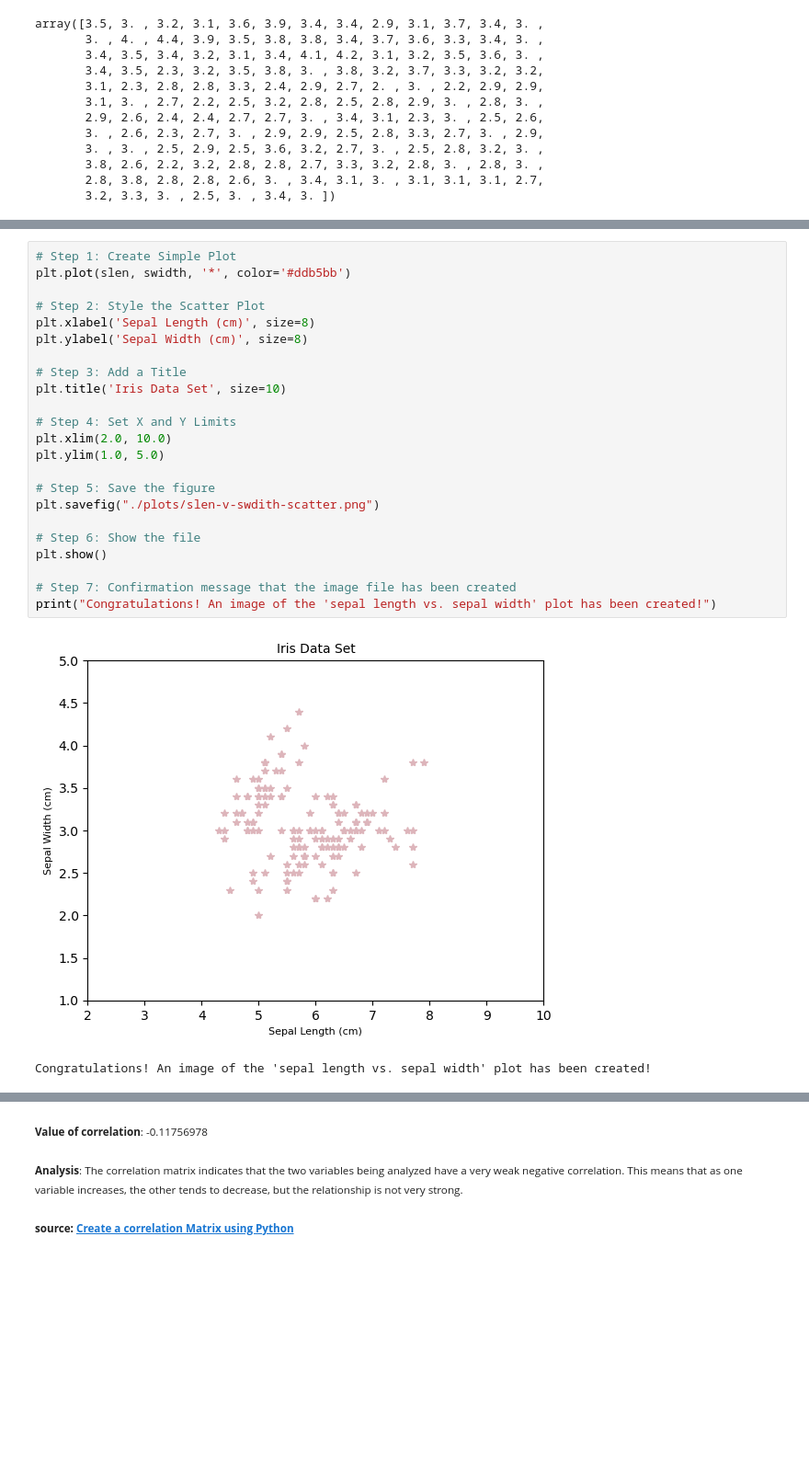
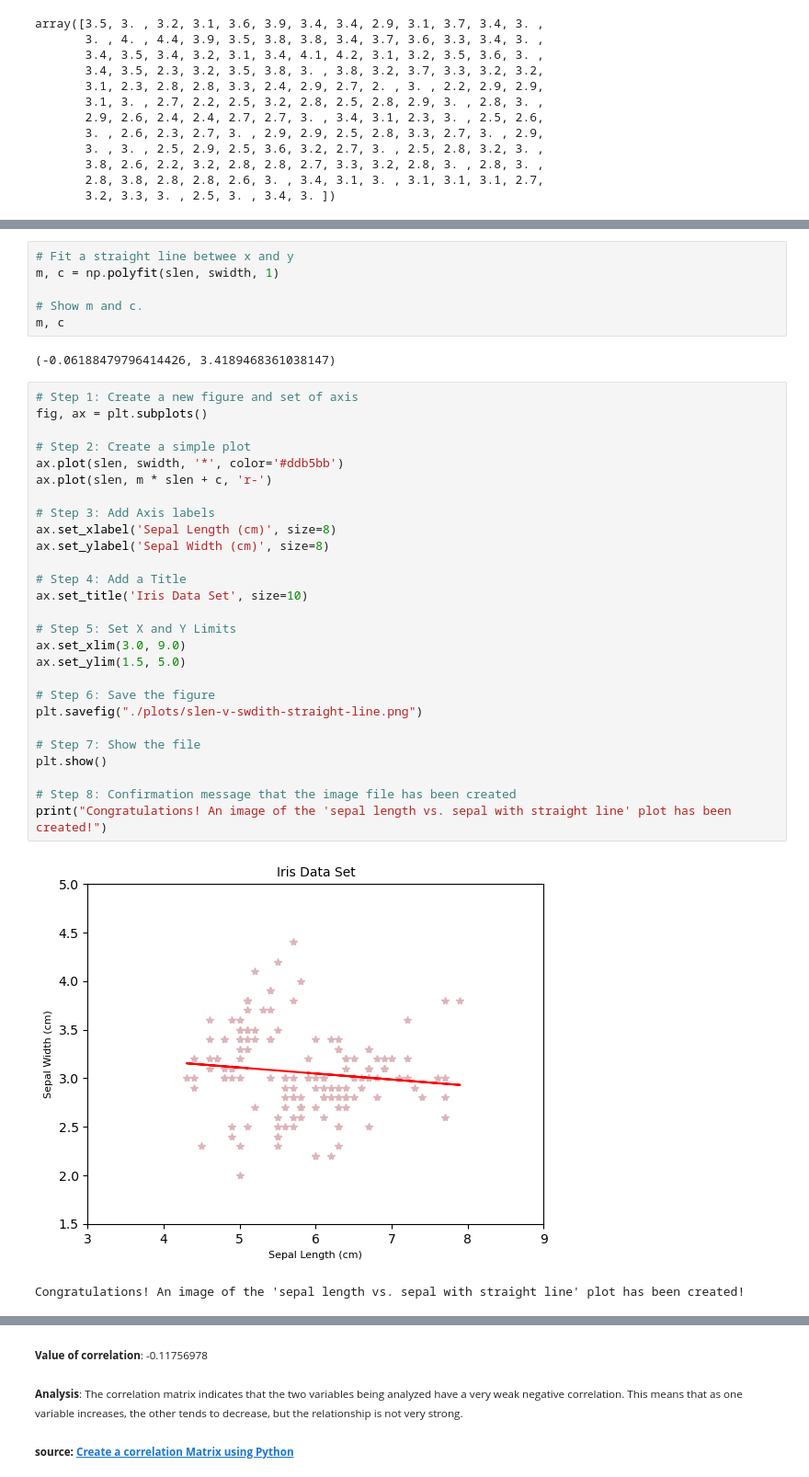
Before and after one commit to galto4/pands-project, a Jupyter notebook: iris.ipynb, the cells around one changed output, grey strips where cells are left out. Shown: that part at 92% size. Saved outputs shown, nothing was run; the diff lists cells and outputs as text; blank space fills up the shorter version.

Commit message:
Edits to scatter plots and writing correlation analysis to txt. files

```diff
--- a/iris.ipynb
+++ b/iris.ipynb
@@ -651,26 +617,38 @@ array([3.5, 3. , 3.2, 3.1, 3.6, 3.9, 3.4, 3.4, 2.9, 3.1, 3.7, 3.4, 3. ,
+# %%
+# Fit a straight line betwee x and y
+m, c = np.polyfit(slen, swidth, 1)
+
+# Show m and c.
+m, c
+# %% [output]
+(-0.06188479796414426, 3.4189468361038147)
 # %%
-# Step 1: Create Simple Plot
-plt.plot(slen, swidth, '*', color='#ddb5bb')
+# Step 1: Create a new figure and set of axis
+fig, ax = plt.subplots()
 
-# Step 2: Style the Scatter Plot
-plt.xlabel('Sepal Length (cm)', size=8)
-plt.ylabel('Sepal Width (cm)', size=8)
+# Step 2: Create a simple plot
+ax.plot(slen, swidth, '*', color='#ddb5bb')
+ax.plot(slen, m * slen + c, 'r-')
 
-# Step 3: Add a Title
-plt.title('Iris Data Set', size=10)
+# Step 3: Add Axis labels
+ax.set_xlabel('Sepal Length (cm)', size=8)
+ax.set_ylabel('Sepal Width (cm)', size=8)
 
-# Step 4: Set X and Y Limits
-plt.xlim(2.0, 10.0)
-plt.ylim(1.0, 5.0)
+# Step 4: Add a Title
+ax.set_title('Iris Data Set', size=10)
 
-# Step 5: Save the figure
-plt.savefig("./plots/slen-v-swdith-scatter.png")
+# Step 5: Set X and Y Limits
+ax.set_xlim(3.0, 9.0)
+ax.set_ylim(1.5, 5.0)
 
-# Step 6: Show the file
+# Step 6: Save the figure
+plt.savefig("./plots/slen-v-swdith-straight-line.png")
+
+# Step 7: Show the file
 plt.show()
 
-# Step 7: Confirmation message that the image file has been created
-print("Congratulations! An image of the 'sepal length vs. sepal width' plot has been created!")
+# Step 8: Confirmation message that the image file has been created
+print("Congratulations! An image of the 'sepal length vs. sepal with straight line' plot has been created!")
 # %% [output]
-[figure, old version]
+[figure, new version]
-Congratulations! An image of the 'sepal length vs. sepal width' plot has been created!
+Congratulations! An image of the 'sepal length vs. sepal with straight line' plot has been created!
```
Also changed, not shown: parts of 44 cells of this notebook, 4 other files.
